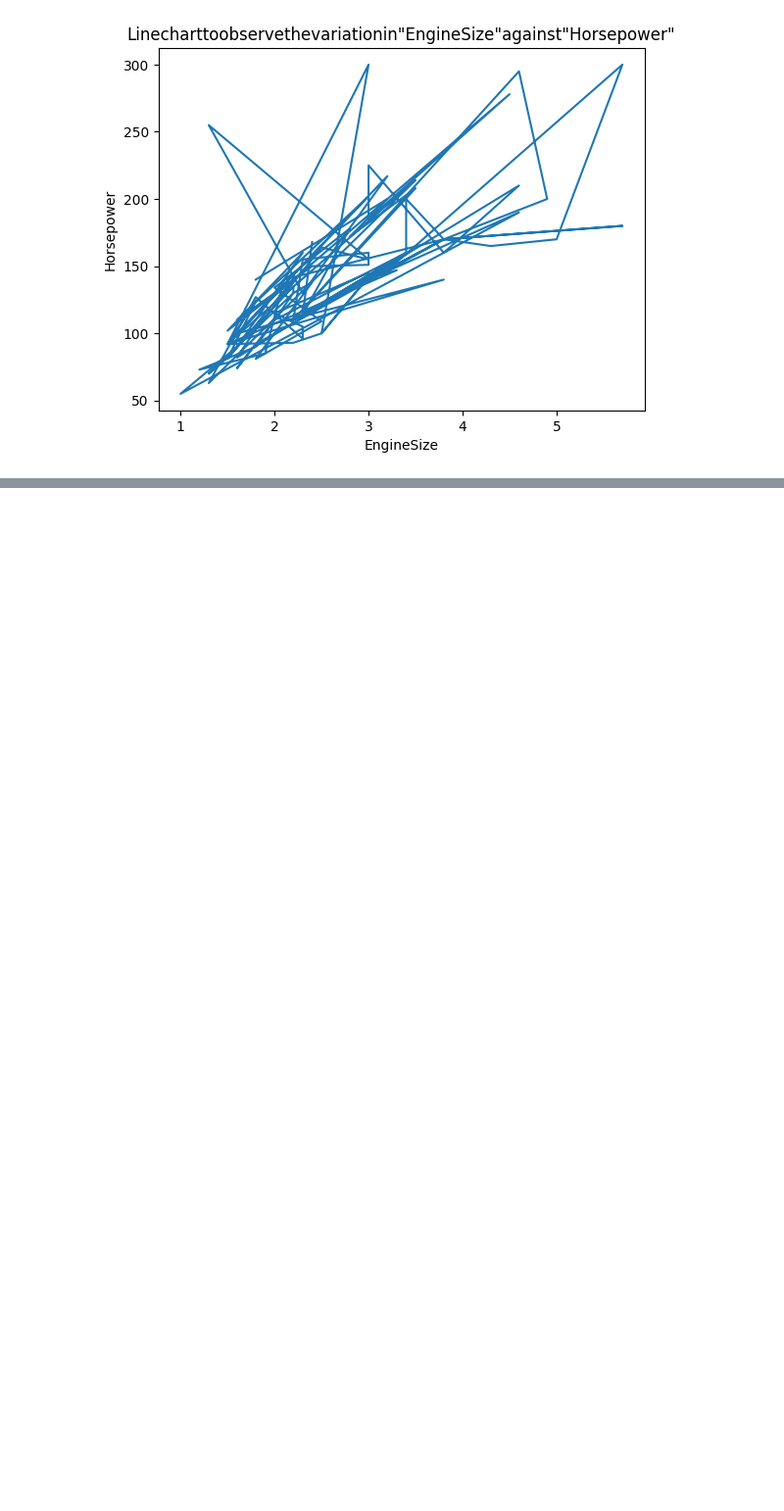
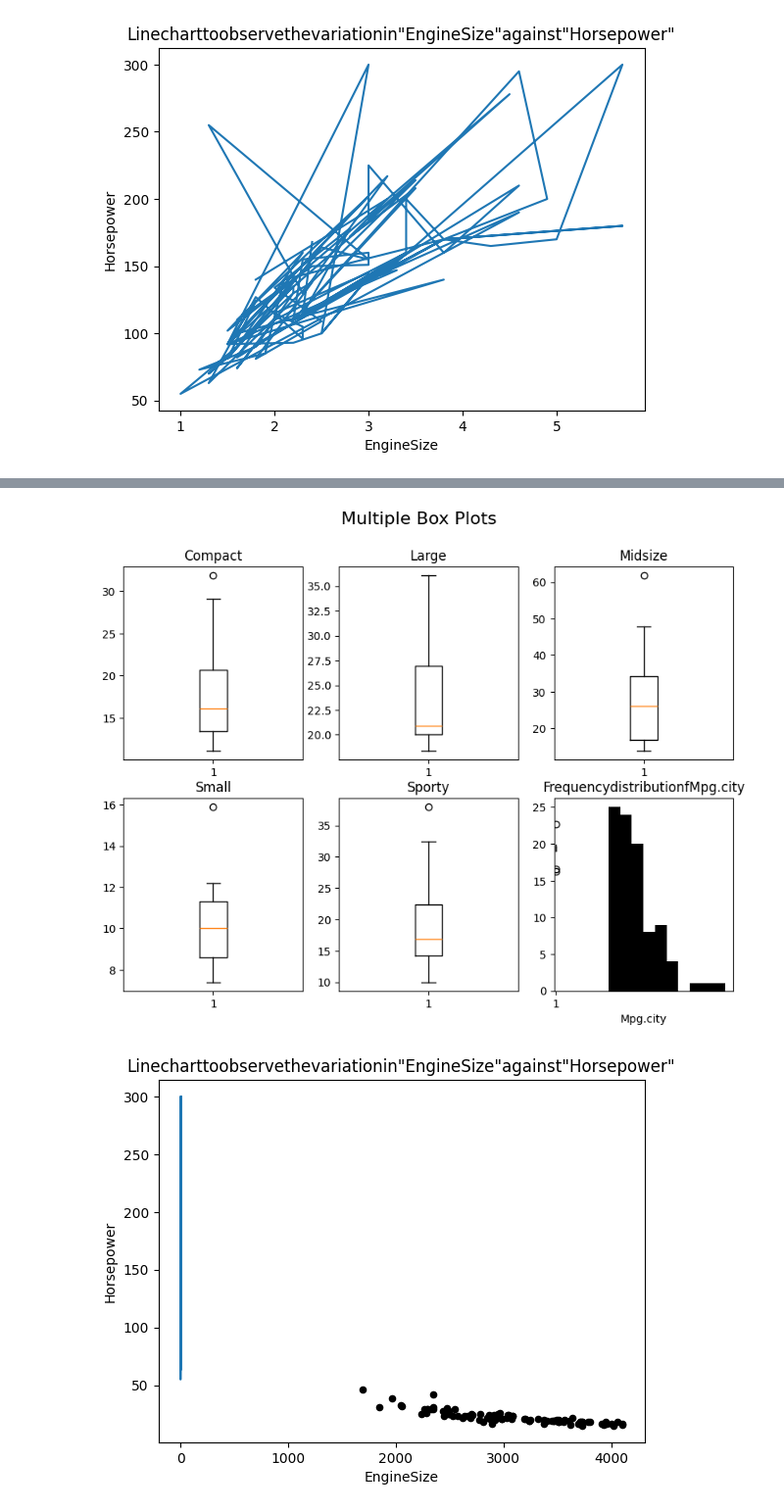
Before and after one commit to yashwini321/yashu123, a Jupyter notebook: Untitled23.ipynb, the cells around one changed output, grey strips where cells are left out. Shown at 98% size. Saved outputs shown, nothing was run; the diff lists cells and outputs as text; code cells hidden in the pictures; blank space fills up the shorter version.

```diff
--- a/Untitled23.ipynb
+++ b/Untitled23.ipynb
@@ -62,3 +63,50 @@ Q3: 23.3
 Maximumvalue: 61.9
 [figure]
 [figure]
+# %%
+import pandas as pd
+import matplotlib.pyplot as plt
+import matplotlib.cm as cm
+import numpy as np
+Cars_df=pd.read_csv('Cars93 (14).csv')
+print(Cars_df)
+fig,ax=plt.subplots(2,3)
+fig.set_figwidth(10)
+fig.set_figheight(7)
+fig.suptitle("Multiple Box Plots",fontsize=16)
+ax[0][0].boxplot(Cars_df["Price"][Cars_df["Type"]=="Compact"])
+ax[0][0].set_title('Compact')
+ax[0][1].boxplot(Cars_df["Price"][Cars_df["Type"]=="Large"])
+ax[0][1].set_title('Large')
+ax[0][2].boxplot(Cars_df["Price"][Cars_df["Type"]=="Midsize"])
+ax[0][2].set_title('Midsize')
+ax[1][0].boxplot(Cars_df["Price"][Cars_df["Type"]=="Small"])
+ax[1][0].set_title('Small')
+ax[1][1].boxplot(Cars_df["Price"][Cars_df["Type"]=="Sporty"])
+ax[1][1].set_title('Sporty')
+ax[1][2].boxplot(Cars_df["Price"][Cars_df["Type"]=="Van"])
+ax[1][2].set_title('Van')
+min_value=np.min(Cars_df['Price'])
+q1=np.percentile(Cars_df['Price'],25)
+median=np.median(Cars_df['Price'])
+q3=np.percentile(Cars_df['Price'],75)
+max_value=np.max(Cars_df['Price'])
+print('minimumvalue:',min_value)
+print('Q1:',q1)
+print('median:',median)
+print('Q3:',q3)
+print('Maximumvalue:',max_value)
+plt.hist(Cars_df['MPG.city'],color='black')
+plt.xlabel('Mpg.city')
+plt.title('FrequencydistributionfMpg.city')
+plt.show()
+ax=Cars_df.plot(["Weight"],["MPG.city"],kind="scatter",color="black")
+ax.set_xlabel("Weight")
+ax.set_ylabel("MPG.city")
+ax.set_title("Weight vs MPG.city",fontsize=16)
+plt.plot(Cars_df['EngineSize'],Cars_df['Horsepower'])
+plt.xlabel('EngineSize')
+plt.ylabel('Horsepower')
+plt.title('Linecharttoobservethevariationin"EngineSize"against"Horsepower"')
+plt.show()
+# %% [output]
@@ -64,0 +130,2 @@ Maximumvalue: 61.9
+[figure, added]
+[figure, added]
```
Also changed, not shown: parts of 2 cells of this notebook.
